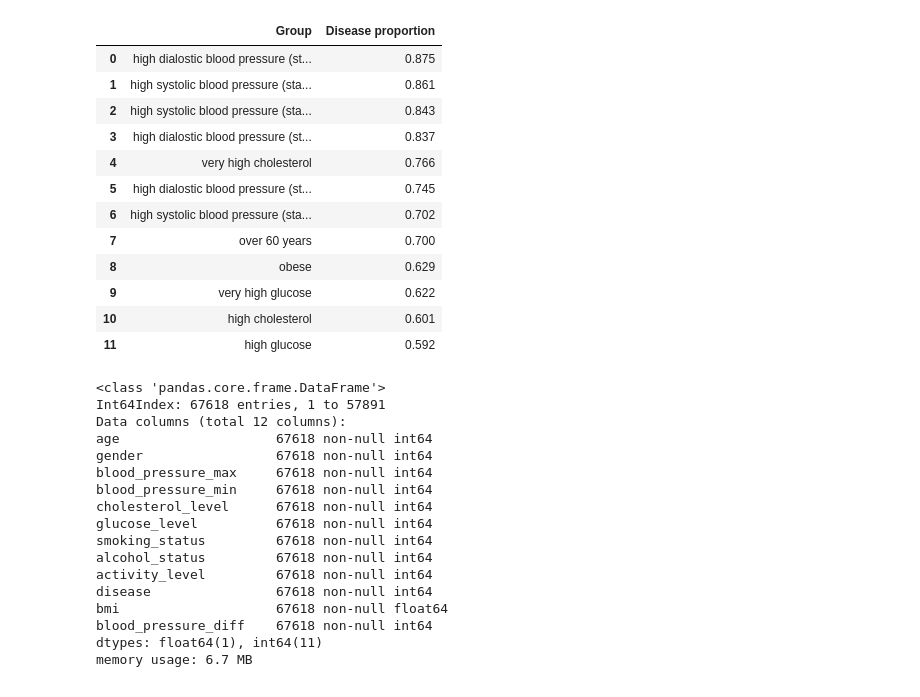
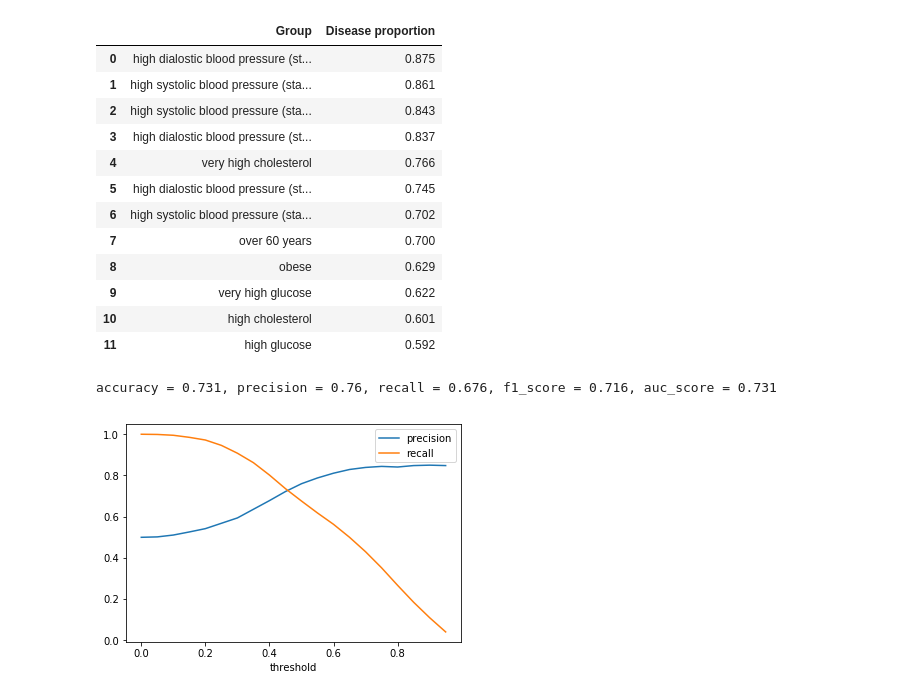
Before and after one commit to jackbustertann/cardiovascular_disease_detection, a Jupyter notebook: index.ipynb, the cells around one changed output. Saved outputs shown, nothing was run; the diff lists cells and outputs as text; code cells hidden in the pictures.

Commit message:
training and validating logistic regression model

```diff
--- a/index.ipynb
+++ b/index.ipynb
@@ -199,26 +227,6 @@ pd.DataFrame(sub_groups, columns = ['Group', 'Disease proportion']).sort_values(
 | 9 | very high glucose | 0.622 |
 | 10 | high cholesterol | 0.601 |
 | 11 | high glucose | 0.592 |
-# %%
-cardio_data.info()
-# %% [output]
-<class 'pandas.core.frame.DataFrame'>
-Int64Index: 67618 entries, 1 to 57891
-Data columns (total 12 columns):
-age                    67618 non-null int64
-gender                 67618 non-null int64
-blood_pressure_max     67618 non-null int64
-blood_pressure_min     67618 non-null int64
-cholesterol_level      67618 non-null int64
-glucose_level          67618 non-null int64
-smoking_status         67618 non-null int64
-alcohol_status         67618 non-null int64
-activity_level         67618 non-null int64
-disease                67618 non-null int64
-bmi                    67618 non-null float64
-blood_pressure_diff    67618 non-null int64
-dtypes: float64(1), int64(11)
-memory usage: 6.7 MB
 # %%
 from sklearn.preprocessing import StandardScaler
 
@@ -254,0 +263,42 @@ y_test.to_csv('cardio_test_target.csv')
+# %%
+X_train = pd.read_csv('data/train_set/cardio_train_predictors.csv').drop(columns = ['Unnamed: 0'])
+X_test = pd.read_csv('data/test_set/cardio_test_predictors.csv').drop(columns = ['Unnamed: 0'])
+y_train = pd.read_csv('data/train_set/cardio_train_target.csv', header = None)[1]
+y_test = pd.read_csv('data/test_set/cardio_test_target.csv', header = None)[1]
+# %%
+from sklearn.linear_model import LogisticRegression
+
+base_lr = LogisticRegression()
+base_lr_model = base_lr.fit(X_train, y_train)
+
+y_test_hat = base_lr_model.predict(X_test)
+# %%
+from sklearn.metrics import accuracy_score, precision_score, recall_score, f1_score,  roc_auc_score
+
+accuracy = round(accuracy_score(y_test, y_test_hat), 3)
+precision = round(precision_score(y_test, y_test_hat), 3)
+recall = round(recall_score(y_test, y_test_hat), 3)
+f1_score = round(f1_score(y_test, y_test_hat), 3)
+auc_score = round(roc_auc_score(y_test, y_test_hat), 3)
+print("accuracy = {}, precision = {}, recall = {}, f1_score = {}, auc_score = {}".format(accuracy, precision, recall, f1_score, auc_score))
+# %% [output]
+accuracy = 0.731, precision = 0.76, recall = 0.676, f1_score = 0.716, auc_score = 0.731
+# %%
+def precision_recall_curve(X, y, thresholds):
+    precisions = []
+    recalls = []
+    for threshold in thresholds:
+        y_proba = base_lr_model.predict_proba(X)[:,1]
+        y_pred = np.array(pd.Series(y_proba).map(lambda x: 1 if x > threshold else 0))
+        precision, recall = round(precision_score(y, y_pred), 3), round(recall_score(y, y_pred), 3)
+        precisions.append(precision)
+        recalls.append(recall)
+    return precisions, recalls, thresholds
+# %%
+precisions, recalls, thresholds = precision_recall_curve(X_test, y_test, list(np.arange(0,1, 0.05)))
+plt.plot(thresholds, precisions, label = 'precision')
+plt.plot(thresholds, recalls, label = 'recall')
+plt.legend()
+plt.xlabel('threshold');
+# %% [output]
+[figure, added]
```
Also changed, not shown: parts of 14 cells of this notebook.
